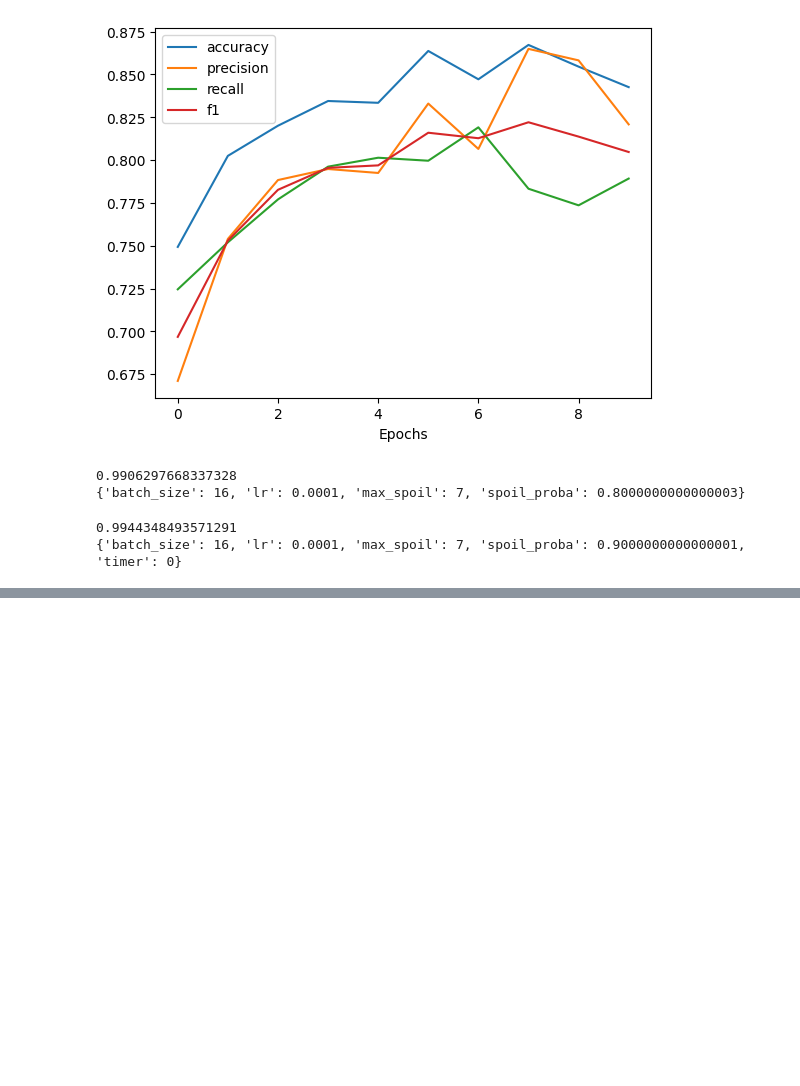
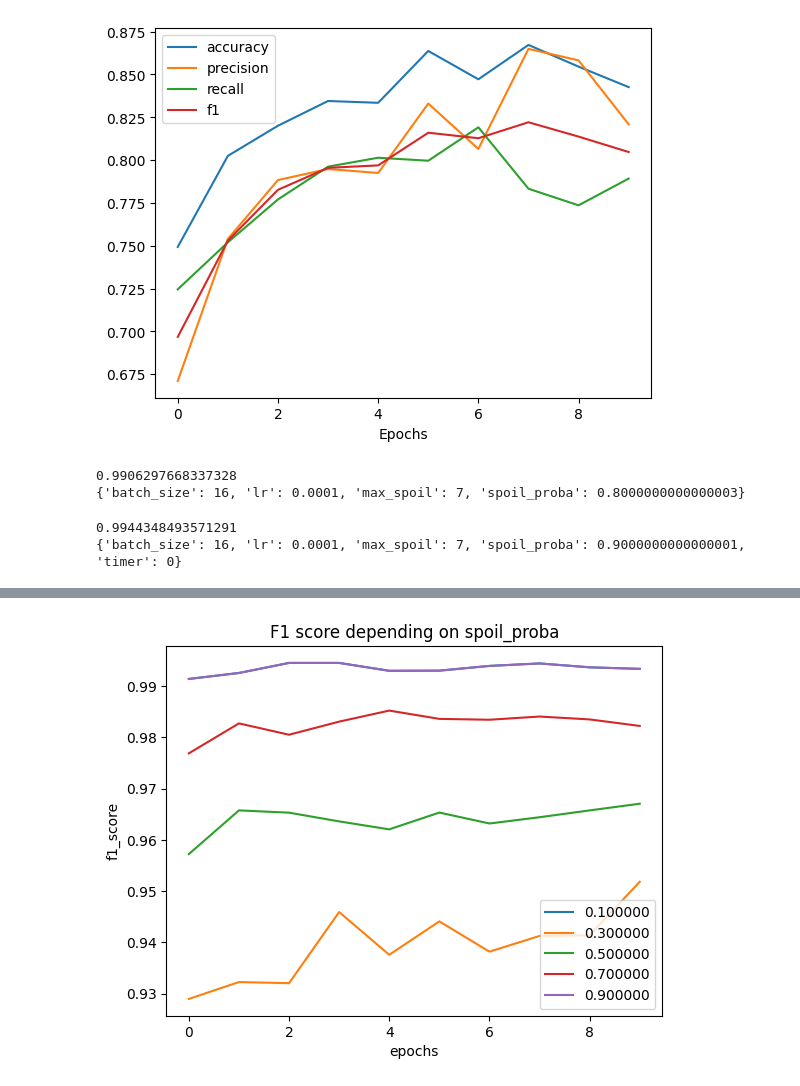
Before and after one commit to smartydan/project_copy, a Jupyter notebook: bert_analyze.ipynb, the cells around one changed output, grey strips where cells are left out. Saved outputs shown, nothing was run; the diff lists cells and outputs as text; code cells hidden in the pictures; blank space fills up the shorter version.

```diff
--- a/bert_analyze.ipynb
+++ b/bert_analyze.ipynb
@@ -108,0 +136,5 @@ analyze(res_cl);
+# %%
+spoil_proba = get_data("spoil_proba")
+plt_data(spoil_proba, "spoil_proba")
+# %% [output]
+[figure, added]
```
Also changed, not shown: parts of 7 cells of this notebook.
